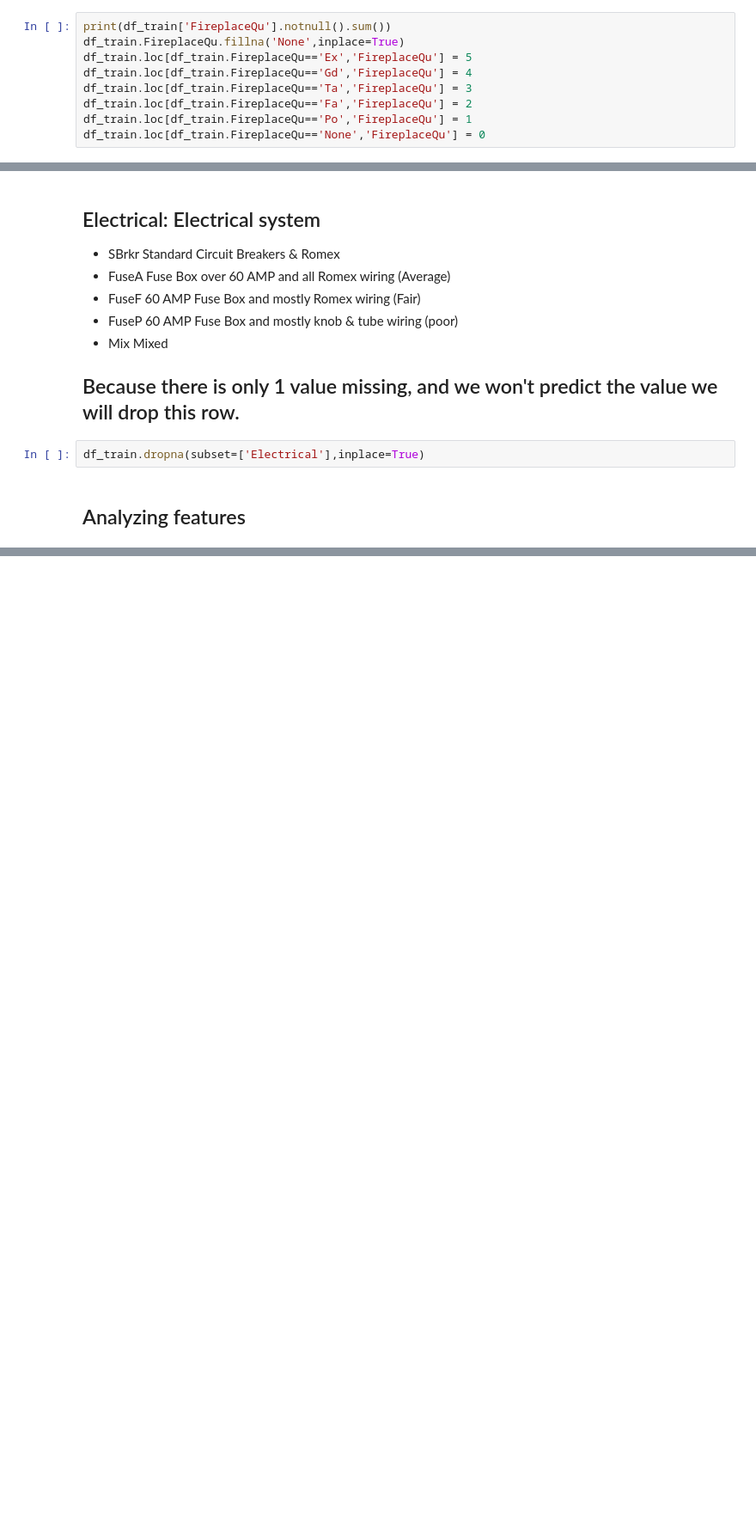
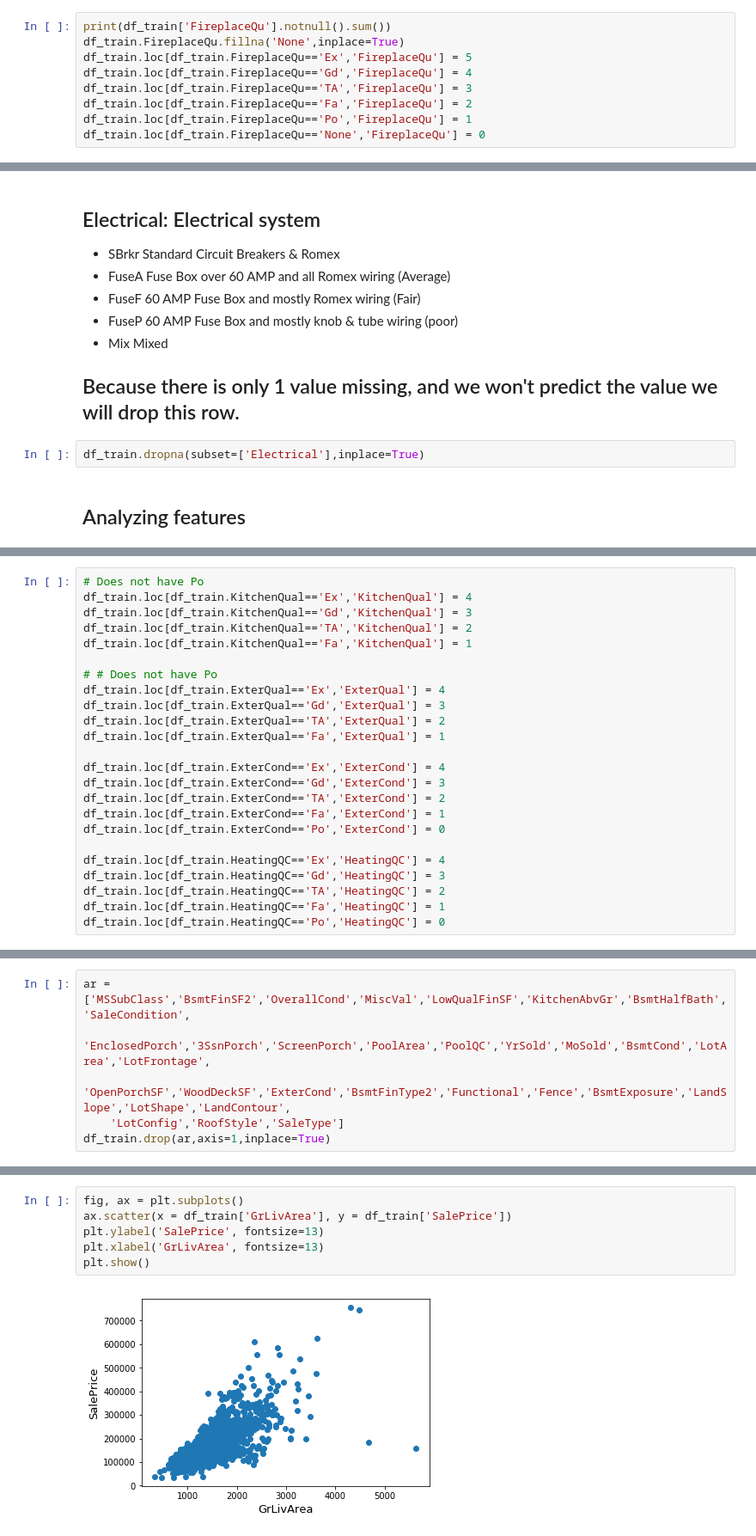
Before and after one commit to raphaelcfernandes/HouseSalePricePrediction, a Jupyter notebook: Data Analytics Final Project.ipynb, the cells around one changed output, grey strips where cells are left out. Shown: that part at 86% size. Saved outputs shown, nothing was run; the diff lists cells and outputs as text; blank space fills up the shorter version.

```diff
--- a/Data Analytics Final Project.ipynb
+++ b/Data Analytics Final Project.ipynb
@@ -124,7 +145,7 @@ print(df_train['FireplaceQu'].notnull().sum())
 df_train.FireplaceQu.fillna('None',inplace=True)
 df_train.loc[df_train.FireplaceQu=='Ex','FireplaceQu'] = 5
 df_train.loc[df_train.FireplaceQu=='Gd','FireplaceQu'] = 4
-df_train.loc[df_train.FireplaceQu=='Ta','FireplaceQu'] = 3
+df_train.loc[df_train.FireplaceQu=='TA','FireplaceQu'] = 3
 df_train.loc[df_train.FireplaceQu=='Fa','FireplaceQu'] = 2
 df_train.loc[df_train.FireplaceQu=='Po','FireplaceQu'] = 1
 df_train.loc[df_train.FireplaceQu=='None','FireplaceQu'] = 0
@@ -404,0 +438,24 @@ sns.heatmap(corr,annot=True, fmt = ".2f", cmap = "coolwarm")
+# %%
+# Does not have Po
+df_train.loc[df_train.KitchenQual=='Ex','KitchenQual'] = 4
+df_train.loc[df_train.KitchenQual=='Gd','KitchenQual'] = 3
+df_train.loc[df_train.KitchenQual=='TA','KitchenQual'] = 2
+df_train.loc[df_train.KitchenQual=='Fa','KitchenQual'] = 1
+
+# # Does not have Po
+df_train.loc[df_train.ExterQual=='Ex','ExterQual'] = 4
+df_train.loc[df_train.ExterQual=='Gd','ExterQual'] = 3
+df_train.loc[df_train.ExterQual=='TA','ExterQual'] = 2
+df_train.loc[df_train.ExterQual=='Fa','ExterQual'] = 1
+
+df_train.loc[df_train.ExterCond=='Ex','ExterCond'] = 4
+df_train.loc[df_train.ExterCond=='Gd','ExterCond'] = 3
+df_train.loc[df_train.ExterCond=='TA','ExterCond'] = 2
+df_train.loc[df_train.ExterCond=='Fa','ExterCond'] = 1
+df_train.loc[df_train.ExterCond=='Po','ExterCond'] = 0
+
+df_train.loc[df_train.HeatingQC=='Ex','HeatingQC'] = 4
+df_train.loc[df_train.HeatingQC=='Gd','HeatingQC'] = 3
+df_train.loc[df_train.HeatingQC=='TA','HeatingQC'] = 2
+df_train.loc[df_train.HeatingQC=='Fa','HeatingQC'] = 1
+df_train.loc[df_train.HeatingQC=='Po','HeatingQC'] = 0
@@ -404,0 +464,6 @@ sns.heatmap(corr,annot=True, fmt = ".2f", cmap = "coolwarm")
+# %%
+ar = ['MSSubClass','BsmtFinSF2','OverallCond','MiscVal','LowQualFinSF','KitchenAbvGr','BsmtHalfBath','SaleCondition',
+    'EnclosedPorch','3SsnPorch','ScreenPorch','PoolArea','PoolQC','YrSold','MoSold','BsmtCond','LotArea','LotFrontage',
+    'OpenPorchSF','WoodDeckSF','ExterCond','BsmtFinType2','Functional','Fence','BsmtExposure','LandSlope','LotShape','LandContour',
+    'LotConfig','RoofStyle','SaleType']
+df_train.drop(ar,axis=1,inplace=True)
@@ -404,0 +472,8 @@ sns.heatmap(corr,annot=True, fmt = ".2f", cmap = "coolwarm")
+# %%
+fig, ax = plt.subplots()
+ax.scatter(x = df_train['GrLivArea'], y = df_train['SalePrice'])
+plt.ylabel('SalePrice', fontsize=13)
+plt.xlabel('GrLivArea', fontsize=13)
+plt.show()
+# %% [output]
+[figure, added]
```
Also changed, not shown: parts of 29 cells of this notebook.
